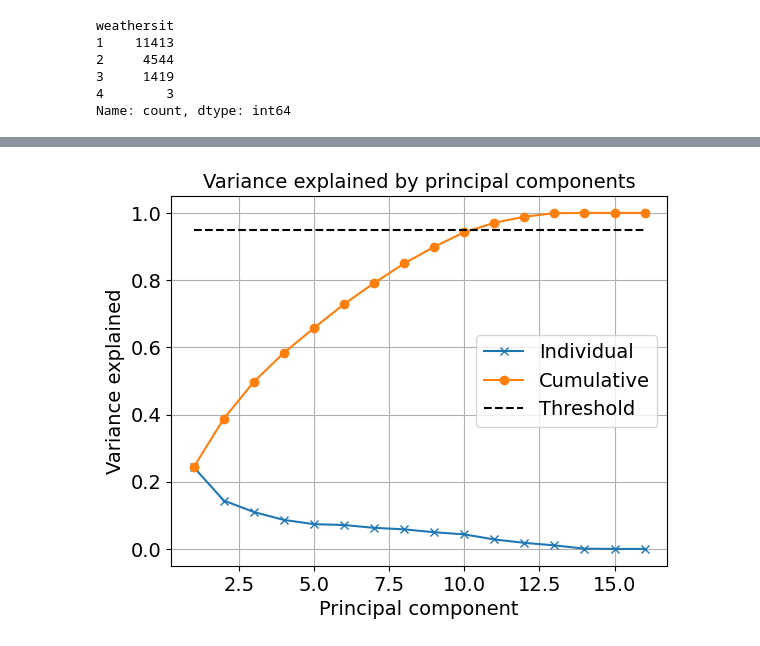
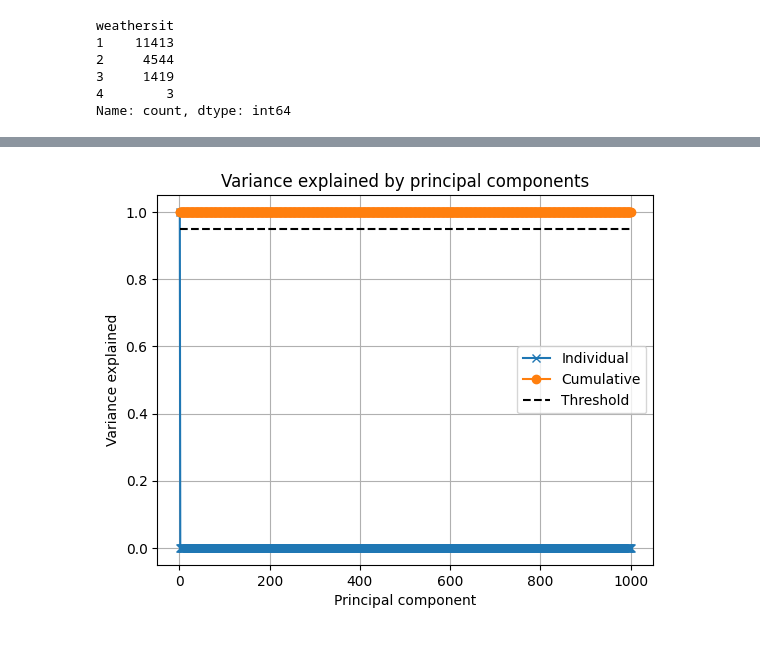
Before and after one commit to NicoloResmini/dtu-02450-projects, a Jupyter notebook: exploration.ipynb, the cells around one changed output, grey strips where cells are left out. Saved outputs shown, nothing was run; the diff lists cells and outputs as text; code cells hidden in the pictures.

```diff
--- a/exploration.ipynb
+++ b/exploration.ipynb
@@ -198,33 +191,33 @@ plt.show()
 # %%
-df_num = df.copy().drop('dteday', axis=1)
+# df_num = df.copy() #.drop('dteday', axis=1)
 
-X = df_num.values
+# X = df_num.values
 
 from scipy.linalg import svd
 from scipy.stats import tstd
 
 # Subtract mean value from data
 Y = X - np.ones((N,1))*X.mean(axis=0)
 Y = Y/tstd(X)
 
 # PCA by computing SVD of Y
 U,S,V = svd(Y,full_matrices=False)
 
 # Compute variance explained by principal components
 rho = (S*S) / (S*S).sum()
 
 threshold = 0.95
 
 # Plot variance explained
 plt.figure()
 plt.plot(range(1,len(rho)+1),rho,'x-')
 plt.plot(range(1,len(rho)+1),np.cumsum(rho),'o-')
 plt.plot([1,len(rho)],[threshold, threshold],'k--')
 plt.title('Variance explained by principal components');
 plt.xlabel('Principal component');
 plt.ylabel('Variance explained');
 plt.legend(['Individual','Cumulative','Threshold'])
 plt.grid()
 plt.show()
 # %% [output]
-[figure, old version]
+[figure, new version]
```
Also changed, not shown: parts of 7 cells of this notebook, 3 other files.
